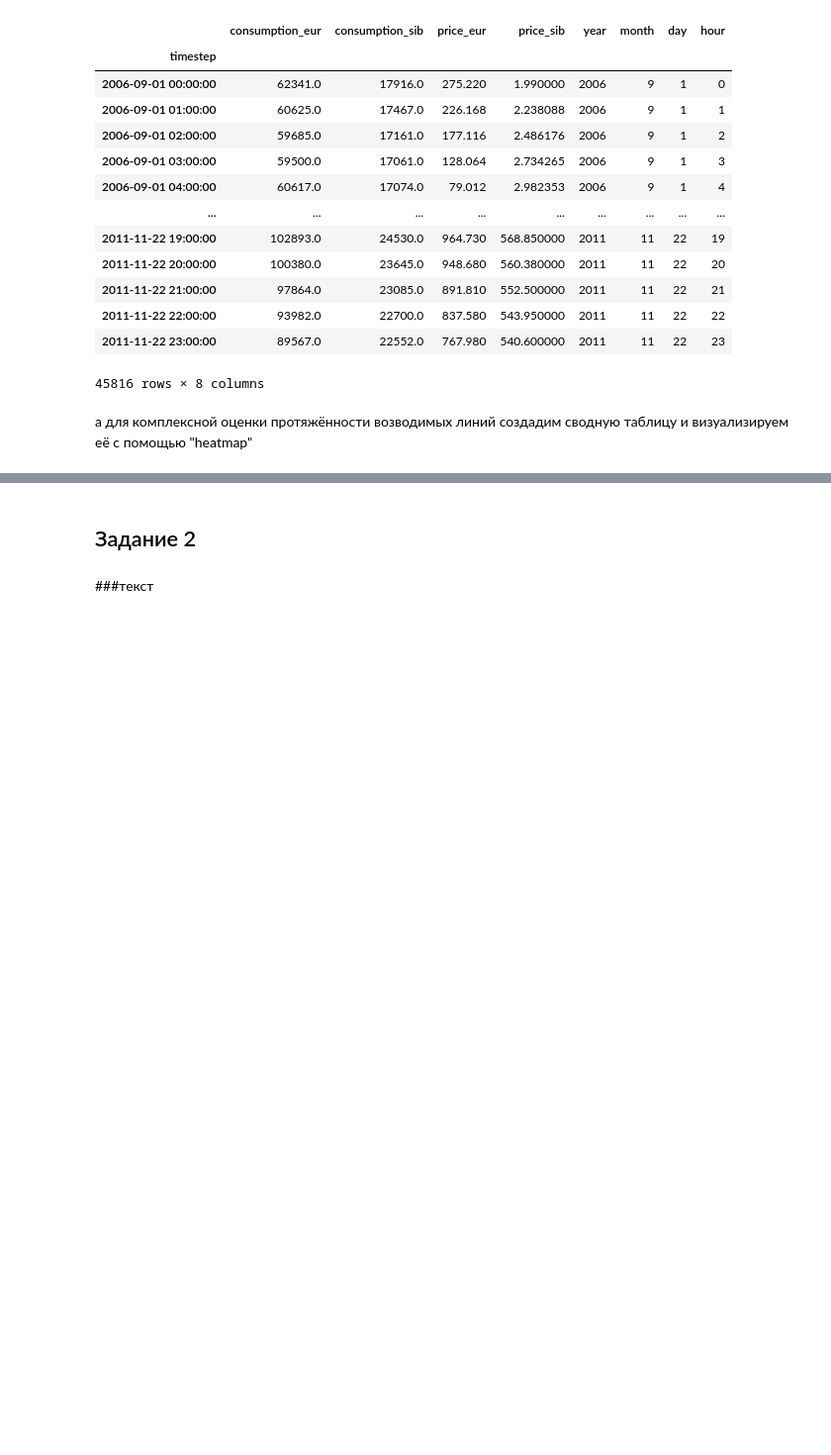
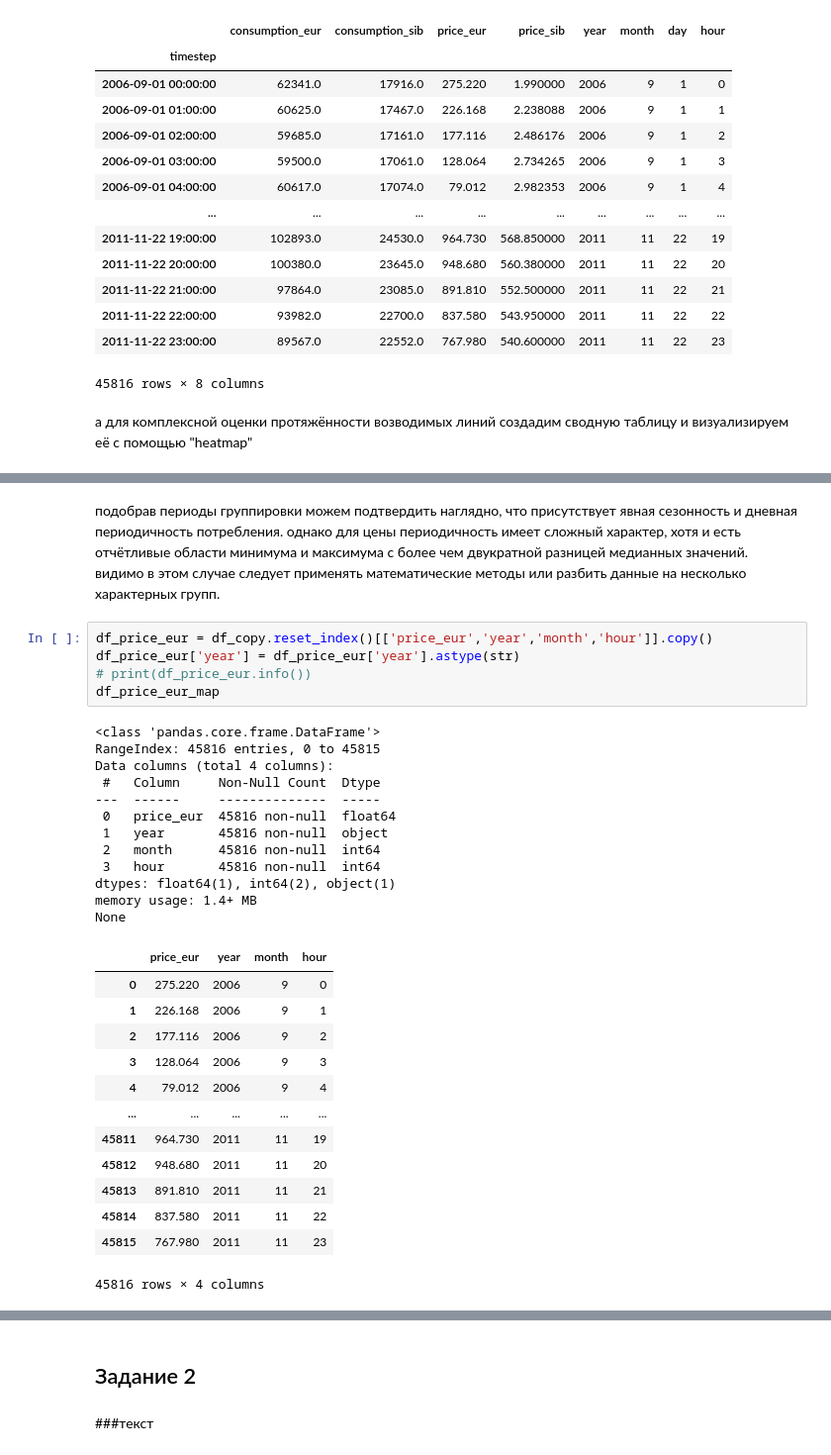
Before and after one commit to sky16k/pyda, a Jupyter notebook: PYDA15_viz_HW_2.ipynb, the cells around one changed output, grey strips where cells are left out. Shown at 99% size. Saved outputs shown, nothing was run; the diff lists cells and outputs as text; blank space fills up the shorter version.

```diff
--- a/PYDA15_viz_HW_2.ipynb
+++ b/PYDA15_viz_HW_2.ipynb
@@ -449,0 +454,33 @@ sns.heatmap(df_map, cmap='Greens')
+# %% [markdown]
+подобрав периоды группировки можем подтвердить наглядно, что присутствует явная сезонность и дневная периодичность потребления. однако для цены периодичность имеет сложный характер, хотя и есть отчётливые области минимума и максимума с более чем двукратной разницей медианных значений. видимо в этом случае следует применять математические методы или разбить данные на несколько характерных групп.
+# %%
+df_price_eur = df_copy.reset_index()[['price_eur','year','month','hour']].copy()
+df_price_eur['year'] = df_price_eur['year'].astype(str)
+# print(df_price_eur.info())
+df_price_eur_map
+# %% [output]
+<class 'pandas.core.frame.DataFrame'>
+RangeIndex: 45816 entries, 0 to 45815
+Data columns (total 4 columns):
+ #   Column     Non-Null Count  Dtype
+---  ------     --------------  -----
+ 0   price_eur  45816 non-null  float64
+ 1   year       45816 non-null  object
+ 2   month      45816 non-null  int64
+ 3   hour       45816 non-null  int64
+dtypes: float64(1), int64(2), object(1)
+memory usage: 1.4+ MB
+None
+|  | price_eur | year | month | hour |
+| 0 | 275.220 | 2006 | 9 | 0 |
+| 1 | 226.168 | 2006 | 9 | 1 |
+| 2 | 177.116 | 2006 | 9 | 2 |
+| 3 | 128.064 | 2006 | 9 | 3 |
+| 4 | 79.012 | 2006 | 9 | 4 |
+| ... | ... | ... | ... | ... |
+| 45811 | 964.730 | 2011 | 11 | 19 |
+| 45812 | 948.680 | 2011 | 11 | 20 |
+| 45813 | 891.810 | 2011 | 11 | 21 |
+| 45814 | 837.580 | 2011 | 11 | 22 |
+| 45815 | 767.980 | 2011 | 11 | 23 |
+45816 rows × 4 columns
```
Also changed, not shown: parts of 18 cells of this notebook.
